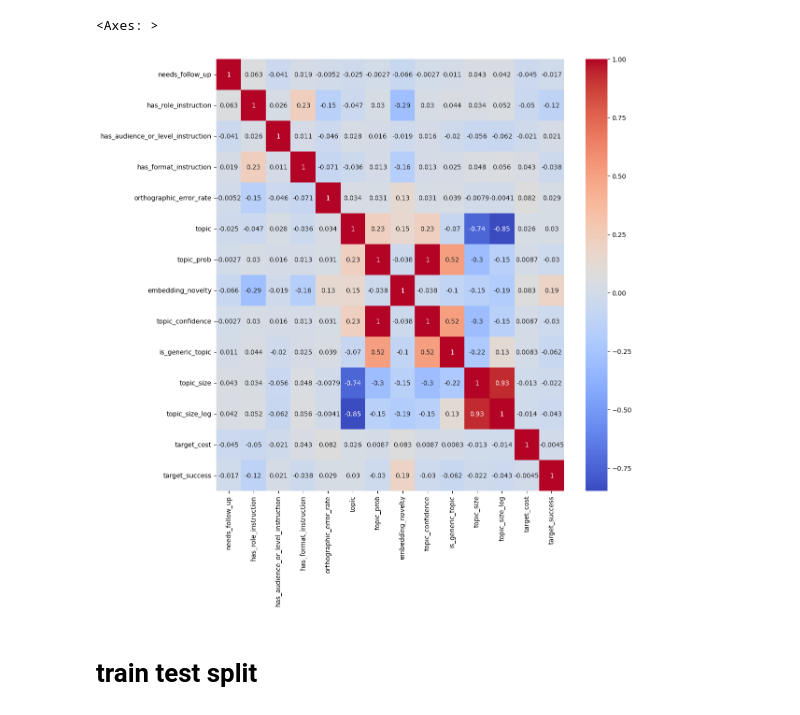
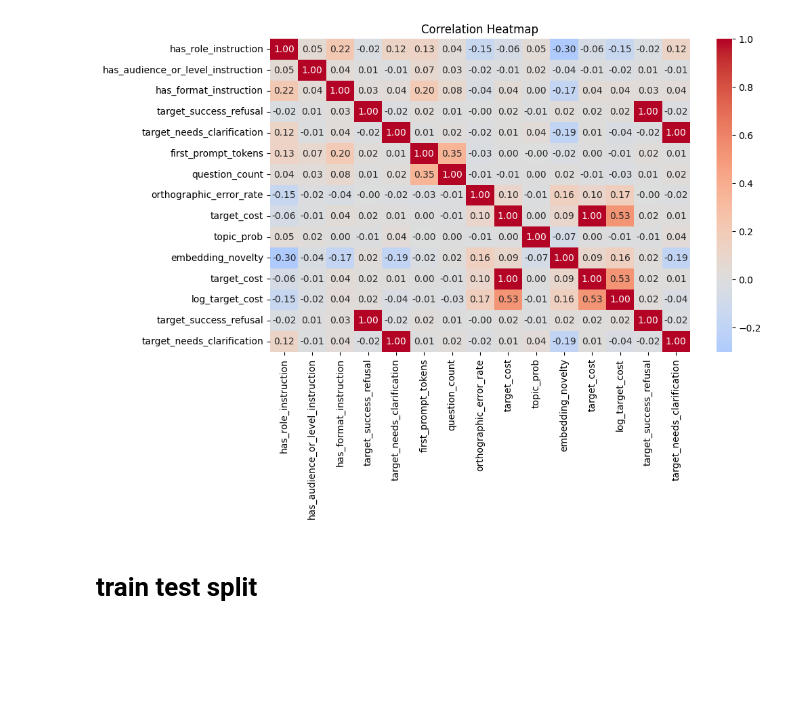
Before and after one commit to Thoericht/llm-sustainability-analysis, a Jupyter notebook: 02_notebooks/04_efficiency_modelling.ipynb, the cells around one changed output. Drawn from its saved outputs; the diff is of its cells as text; code cells hidden in the pictures; blank space fills up the shorter version.

```diff
--- a/02_notebooks/04_efficiency_modelling.ipynb
+++ b/02_notebooks/04_efficiency_modelling.ipynb
@@ -64,0 +81,15 @@ embeddings_all = np.load(
+# %%
+# ----------------------------
+# LOAD DATA
+# ----------------------------
+
+embeddings = load_emb(EMBEDDINGS_PATH)
+
+df = load_csv(INPUT_PATH)
+
+print("Input path:", INPUT_PATH)
+print("Exists:", INPUT_PATH.exists())
+print("Shape:", df.shape)
+print("Embeddings shape:", embeddings.shape)
+
+df.head()
@@ -99,9 +142,14 @@ target_cost_log                      float64
 dtype: object
 # %%
-# dtypes    ### !!! auch in feature_target... könnte bei neuem Durchlaufen entfernt werden.
+# dtypes
 
 df["prompt_style"]=df["prompt_style"].astype("category")
 df["task_type"]=df["task_type"].astype("category")
-df["target_success"]=df["target_success"].astype("int")
+df["topic_label"]=df["topic_label"].astype("category")
+df["topic_cat"]=df["topic_cat"].astype("category")
 
-#df.dtypes
+
+df["target_success_refusal"]=df["target_success_refusal"].astype("int")
+df["target_needs_clarification"]=df["target_needs_clarification"].astype("int")
+
+df.dtypes
@@ -123,16 +284,18 @@ df["target_success"]=df["target_success"].astype("int")
 # %%
-# correlations
+# ----------------------------
+# CORRELATIONS
+# ----------------------------
 
-fig, ax=plt.subplots(figsize=(12,12))
+features_for_corr = binary_features + numeric_features + targets
 
-sns.heatmap(df[['needs_follow_up', 'has_role_instruction',
-       'has_audience_or_level_instruction', 'has_format_instruction',
-        'orthographic_error_rate', 'topic', 'topic_prob',
-       'embedding_novelty', 'topic_confidence', 'is_generic_topic',
-       'topic_size', 'topic_size_log', 'target_cost', 'target_success']].corr(), cmap="coolwarm", annot=True)
+corr = df[features_for_corr].corr()
+
+plt.figure(figsize=(10, 6))
+sns.heatmap(corr, annot=True, fmt=".2f", cmap="coolwarm", center=0)
+plt.title("Correlation Heatmap")
+plt.show()
 # %% [output]
-<Axes: >
-[figure, old version]
+[figure, new version]
 # %% [markdown]
 # train test split
 # %%
```
Also changed, not shown: parts of 11 cells of this notebook, 1 other file.
